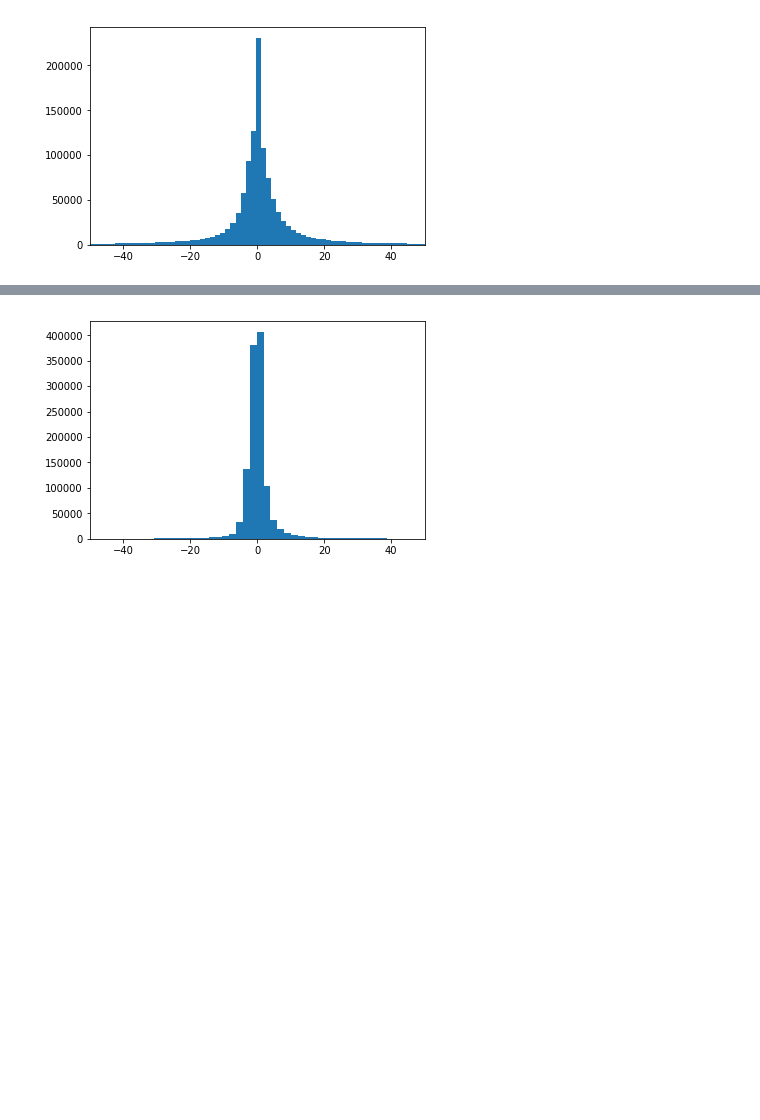
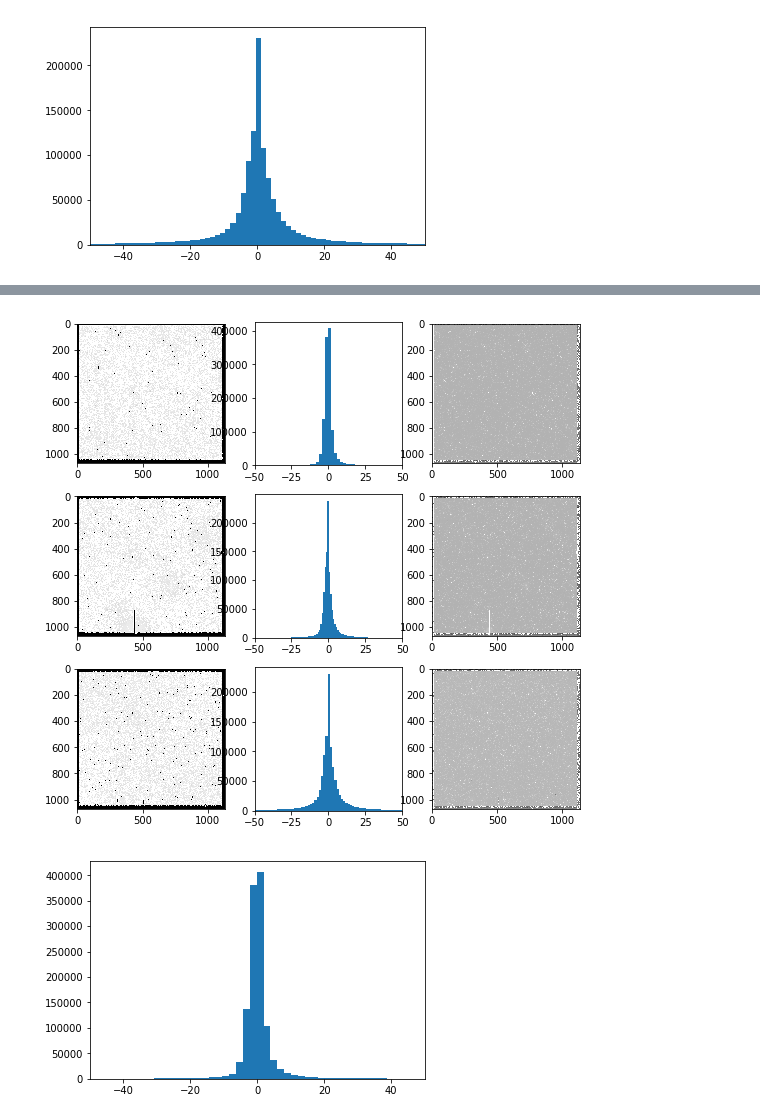
Before and after one commit to mj1e16lsst/keplerPhotometry, a Jupyter notebook: histograms.ipynb, the cells around one changed output, grey strips where cells are left out. Saved outputs shown, nothing was run; the diff lists cells and outputs as text; code cells hidden in the pictures; blank space fills up the shorter version.

```diff
--- a/histograms.ipynb
+++ b/histograms.ipynb
@@ -318,3 +339,27 @@ plt.show()
+# %%
+fig,axes = plt.subplots(3,3,figsize=(9,9))
+
+for im in range(len(images)):
+
+
+
+    hdu_list = fits.open(images[im])
+    image_data = hdu_list[0].data
+
+    axes[im,0].imshow(image_data,cmap='gray',norm=LogNorm())
+
+    axes[im,1].hist(image_data.flatten(),10000)
+    axes[im,1].set_xlim([-50,50])
+
+    hdu_list_2 = fits.open(fullimages)
+    image_data_2 = hdu_list_2[ccds[im]].data
+
+    axes[im,2].imshow(image_data_2,cmap='gray',norm=LogNorm())
+
+plt.savefig('/home/mj1e16/thesisFigures/diffImHist.png')
+plt.show()
+# %% [output]
+[figure, added]
 # %%
 plt.savefig('/home/mj1e16/thesisFigures/diffImHist.png')
 # %%
```
Also changed, not shown: parts of 6 cells of this notebook, 11 other files.
